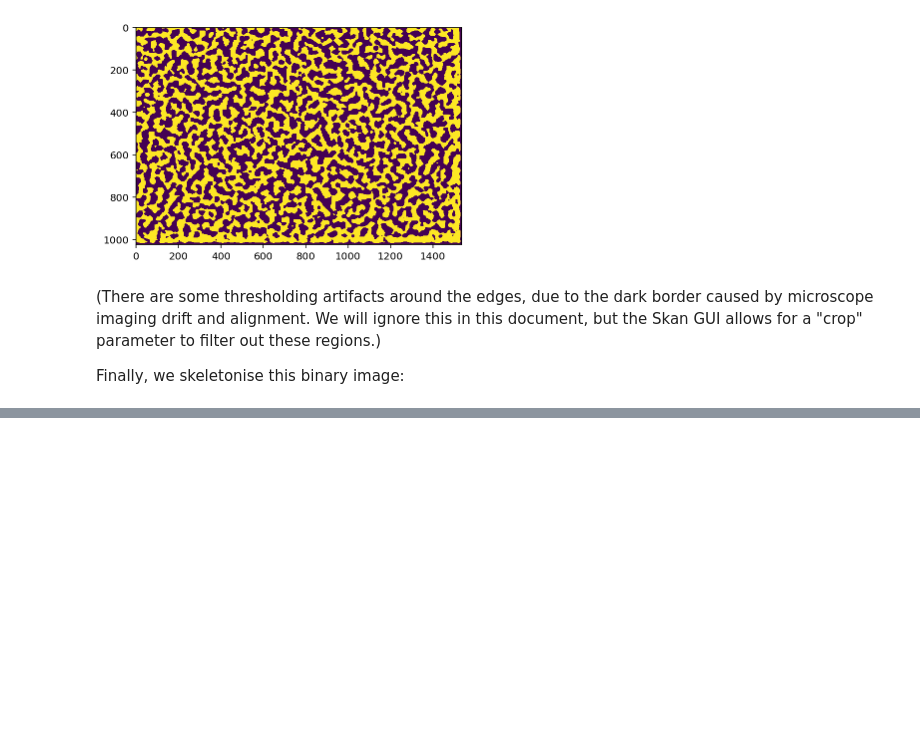
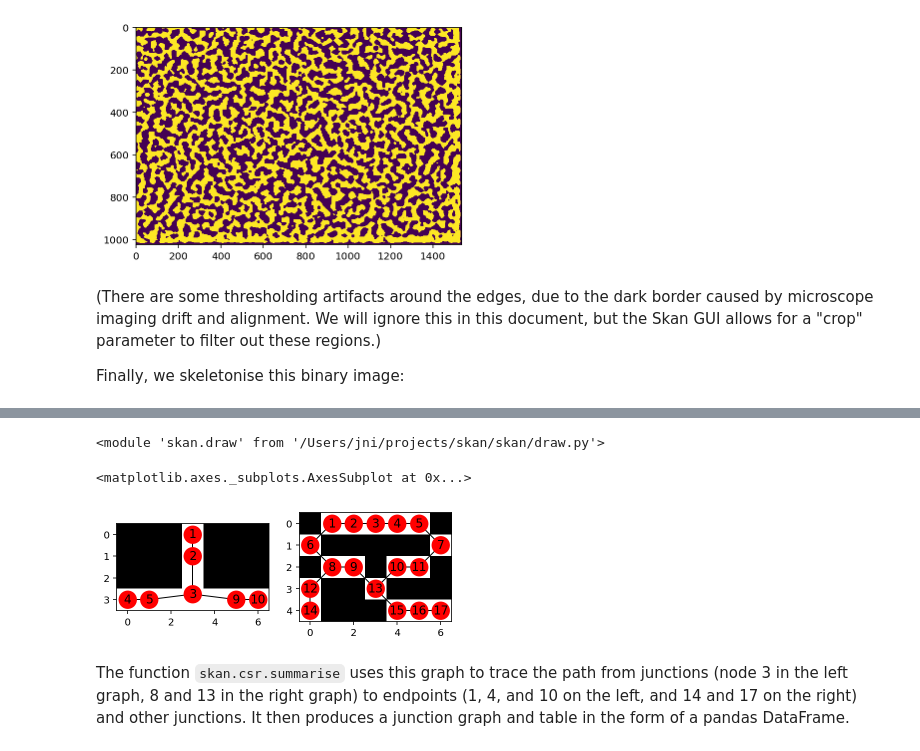
Before and after one commit to jni/skan, a Jupyter notebook: doc/getting_started.ipynb, the cells around one changed output, grey strips where cells are left out. Drawn from its saved outputs; the diff is of its cells as text; code cells hidden in the pictures; blank space fills up the shorter version.

```diff
--- a/doc/getting_started.ipynb
+++ b/doc/getting_started.ipynb
@@ -77,0 +95,19 @@ draw.overlay_skeleton_2d(image0, skeleton0, axes=ax);
+# %%
+reload(draw)
+# %% [output]
+<module 'skan.draw' from '/Users/jni/projects/skan/skan/draw.py'>
+# %%
+from skan import _testdata
+g0, c0, _ = csr.skeleton_to_csgraph(_testdata.skeleton0)
+g1, c1, _ = csr.skeleton_to_csgraph(_testdata.skeleton1)
+fig, axes = plt.subplots(1, 2)
+
+draw.overlay_skeleton_networkx(g0, c0, image=_testdata.skeleton0,
+                               axis=axes[0])
+draw.overlay_skeleton_networkx(g1, c1, image=_testdata.skeleton1,
+                               axis=axes[1])
+# %% [output]
+<matplotlib.axes._subplots.AxesSubplot at 0x...>
+[figure, added]
+# %% [markdown]
+The function `skan.csr.summarise` uses this graph to trace the path from junctions (node 3 in the left graph, 8 and 13 in the right graph) to endpoints (1, 4, and 10 on the left, and 14 and 17 on the right) and other junctions. It then produces a junction graph and table in the form of a pandas DataFrame.
```
Also changed, not shown: parts of 8 cells of this notebook.
